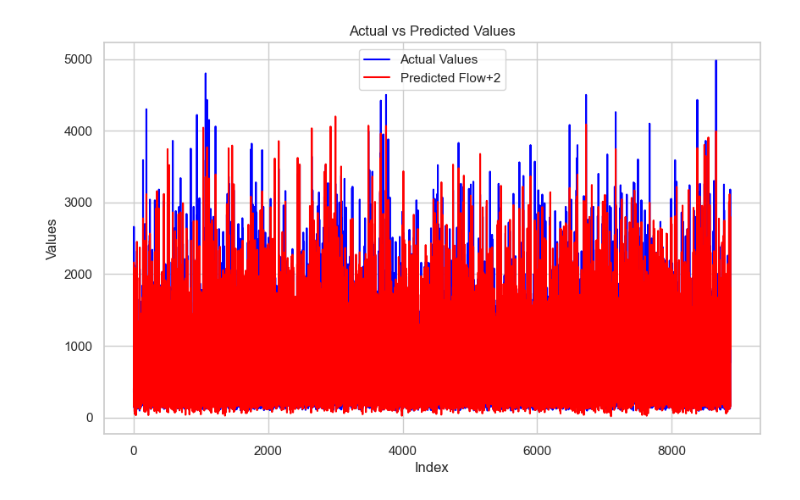
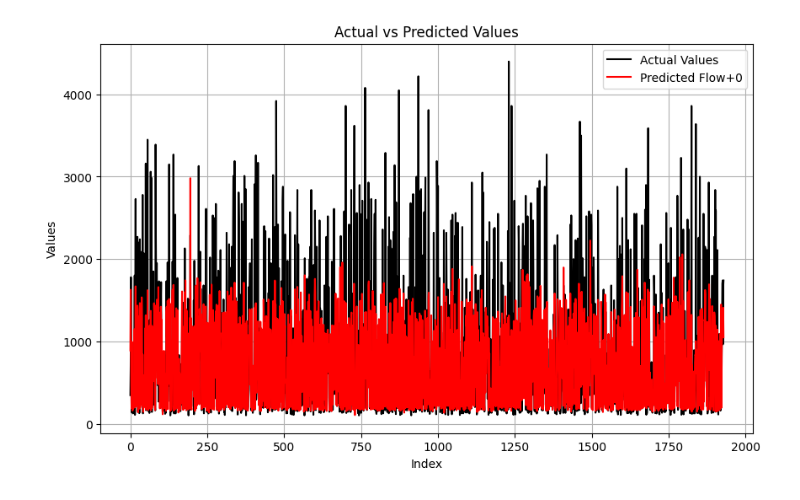
Before and after one commit to Abdullah-Usmani/flood-research1, a Jupyter notebook: LinSVR.ipynb, the cells around one changed output. Drawn from its saved outputs; the diff is of its cells as text; code cells hidden in the pictures.

```diff
--- a/LinSVR.ipynb
+++ b/LinSVR.ipynb
@@ -66,21 +89,11 @@ X_scaled = scaler_X.fit_transform(X)
 Y_scaled = scaler_Y.fit_transform(Y)
 
 # Train-test split
-X_train, X_test, Y_train, Y_test = train_test_split(X_scaled, Y_scaled, test_size=0.30, random_state=3)
+X_train, X_test, Y_train, Y_test = train_test_split(X_scaled, Y_scaled, test_size=0.20, random_state=3)
 # %%
 
 # Train the SVR model
 # 'C': 100, 'epsilon': 0.1, 'gamma': 0.01, 'kernel': 'rbf'
-svr_linear = SVR(kernel='linear')
+svr_linear = SVR(kernel='rbf', C=10, epsilon=0.00001)
 multi_svr_linear = MultiOutputRegressor(svr_linear)
 multi_svr_linear.fit(X_train, Y_train)
-
-# Y_pred = svm_model.predict(X_test)
-
-# Make predictions
-Y_pred_scaled = multi_svr_linear.predict(X_test)
-# Y_pred = scaler_Y.inverse_transform(Y_pred_scaled.reshape(-1, 1)).flatten()
-Y_pred = scaler_Y.inverse_transform(Y_pred_scaled)
-Y_pred = np.maximum(Y_pred, 0)
-
-Y_test = scaler_Y.inverse_transform(Y_test)
@@ -87,3 +102,19 @@ Y_test = scaler_Y.inverse_transform(Y_test)
+# %%
+
+# Make predictions
+Y_pred_scaled = multi_svr_linear.predict(X_test)
+
+# Assuming Y_test is already scaled (Y_test_scaled)
+Y_test_scaled = Y_test  # If Y_test is already scaled, otherwise scale it before this step.
+
+
+# Inverse transform predictions
+Y_pred = scaler_Y.inverse_transform(Y_pred_scaled)
+Y_pred = np.maximum(Y_pred, 0)  # Ensure no negative predictions
+
+# Inverse transform Y_test
+Y_test = scaler_Y.inverse_transform(Y_test_scaled)
+Y_test = np.maximum(Y_test, 0)  # Ensure no negative values
 # %%
 # from sklearn.inspection import permutation_importance
 
@@ -214,21 +235,23 @@ Root Mean Squared Error (Flow +3): 191.35399046391566
 # %%
 plt.figure(figsize=(10, 6))
-# plt.plot(range(len(Y_test)), Y_test[:, 0], color='black', label='Actual Values')
+# plt.plot(range(len(Y_test)), Y_test, color='black', label='Actual Values')
+plt.plot(range(len(Y_test)), Y_test[:, 0], color='black', label='Actual Values')
 # plt.plot(range(len(Y_test)), Y_test[:, 1], color='black', label='Actual Values')
-plt.plot(range(len(Y_test)), Y_test[:, 2], color='blue', label='Actual Values')
+# plt.plot(range(len(Y_test)), Y_test[:, 2], color='blue', label='Actual Values')
 # plt.plot(range(len(Y_test)), Y_test[:, 3], color='blue', label='Actual Values')
-# plt.plot(range(len(Y_pred)), Y_pred[:, 0], color='red', label='Predicted Flow+0')
+# plt.plot(range(len(Y_pred)), Y_pred, color='red', label='Predicted Flow+0')
+plt.plot(range(len(Y_pred)), Y_pred[:, 0], color='red', label='Predicted Flow+0')
 # plt.plot(range(len(Y_pred)), Y_pred[:, 1], color='blue', label='Predicted Flow+1')
-plt.plot(range(len(Y_pred)), Y_pred[:, 2], color='red', label='Predicted Flow+2')
+# plt.plot(range(len(Y_pred)), Y_pred[:, 2], color='red', label='Predicted Flow+2')
 # plt.plot(range(len(Y_pred)), Y_pred[:, 3], color='red', label='Predicted Flow+3')
 plt.xlabel('Index')
 plt.ylabel('Values')
 plt.title('Actual vs Predicted Values')
 plt.legend()
 plt.grid(True)
 plt.show()
 # %% [output]
-[figure, old version]
+[figure, new version]
 # %%
 # Scatter plots for each output (Flow+1, Flow+2, Flow+3)
 for i in range(Y_pred.shape[1]):
```
Also changed, not shown: parts of 18 cells of this notebook, 4 other files.
